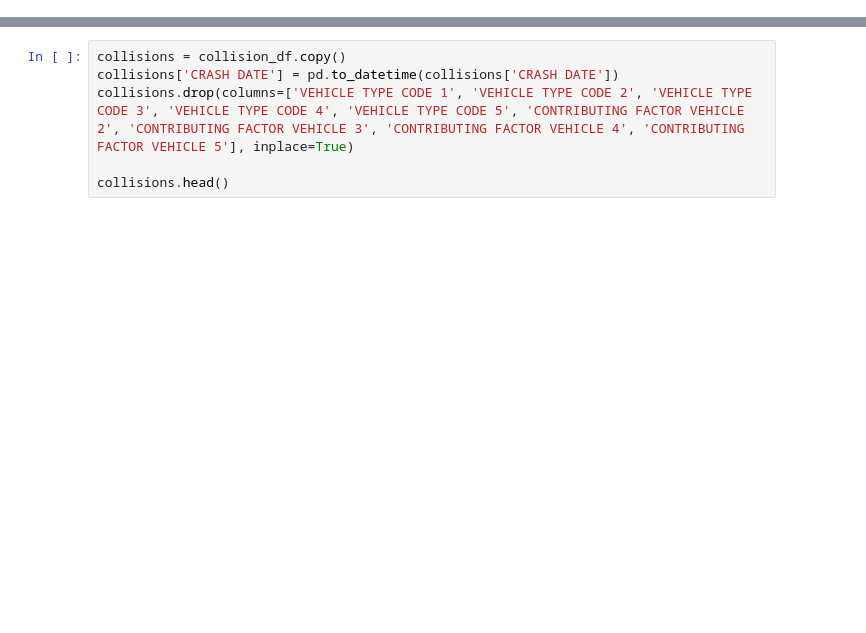
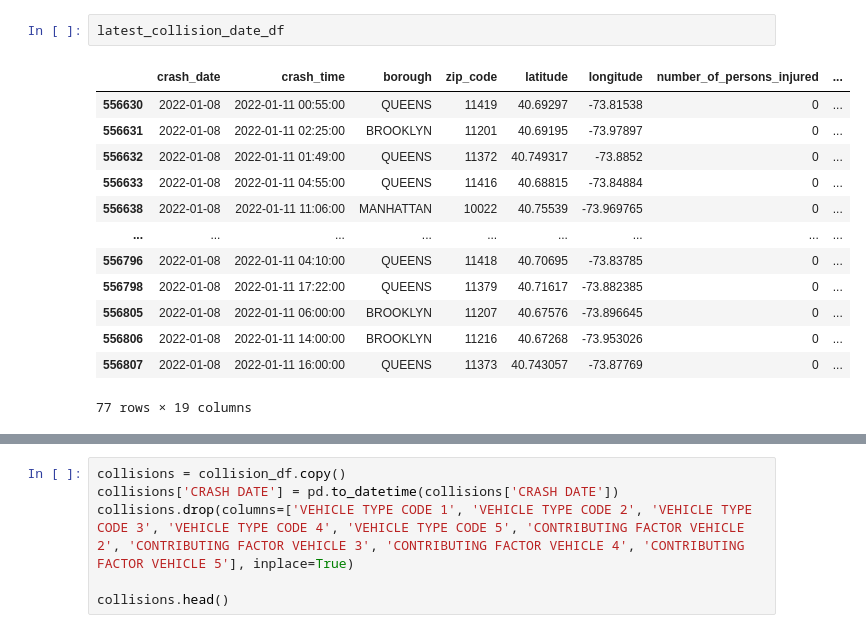
Before and after one commit to tiroger/nyc-vehicle-collisions, a Jupyter notebook: viz.ipynb, the cells around one changed output, grey strips where cells are left out. Saved outputs shown, nothing was run; the diff lists cells and outputs as text; blank space fills up the shorter version.

```diff
--- a/viz.ipynb
+++ b/viz.ipynb
@@ -8,0 +215,16 @@ from dateutil.relativedelta import relativedelta
+# %%
+latest_collision_date_df
+# %% [output]
+|  | crash_date | crash_time | borough | zip_code | latitude | longitude | number_of_persons_injured | ... |
+| 556630 | 2022-01-08 | 2022-01-11 00:55:00 | QUEENS | 11419 | 40.69297 | -73.81538 | 0 | ... |
+| 556631 | 2022-01-08 | 2022-01-11 02:25:00 | BROOKLYN | 11201 | 40.69195 | -73.97897 | 0 | ... |
+| 556632 | 2022-01-08 | 2022-01-11 01:49:00 | QUEENS | 11372 | 40.749317 | -73.8852 | 0 | ... |
+| 556633 | 2022-01-08 | 2022-01-11 04:55:00 | QUEENS | 11416 | 40.68815 | -73.84884 | 0 | ... |
+| 556638 | 2022-01-08 | 2022-01-11 11:06:00 | MANHATTAN | 10022 | 40.75539 | -73.969765 | 0 | ... |
+| ... | ... | ... | ... | ... | ... | ... | ... | ... |
+| 556796 | 2022-01-08 | 2022-01-11 04:10:00 | QUEENS | 11418 | 40.70695 | -73.83785 | 0 | ... |
+| 556798 | 2022-01-08 | 2022-01-11 17:22:00 | QUEENS | 11379 | 40.71617 | -73.882385 | 0 | ... |
+| 556805 | 2022-01-08 | 2022-01-11 06:00:00 | BROOKLYN | 11207 | 40.67576 | -73.896645 | 0 | ... |
+| 556806 | 2022-01-08 | 2022-01-11 14:00:00 | BROOKLYN | 11216 | 40.67268 | -73.953026 | 0 | ... |
+| 556807 | 2022-01-08 | 2022-01-11 16:00:00 | QUEENS | 11373 | 40.743057 | -73.87769 | 0 | ... |
+77 rows × 19 columns
```
Also changed, not shown: parts of 29 cells of this notebook, 9 other files.
